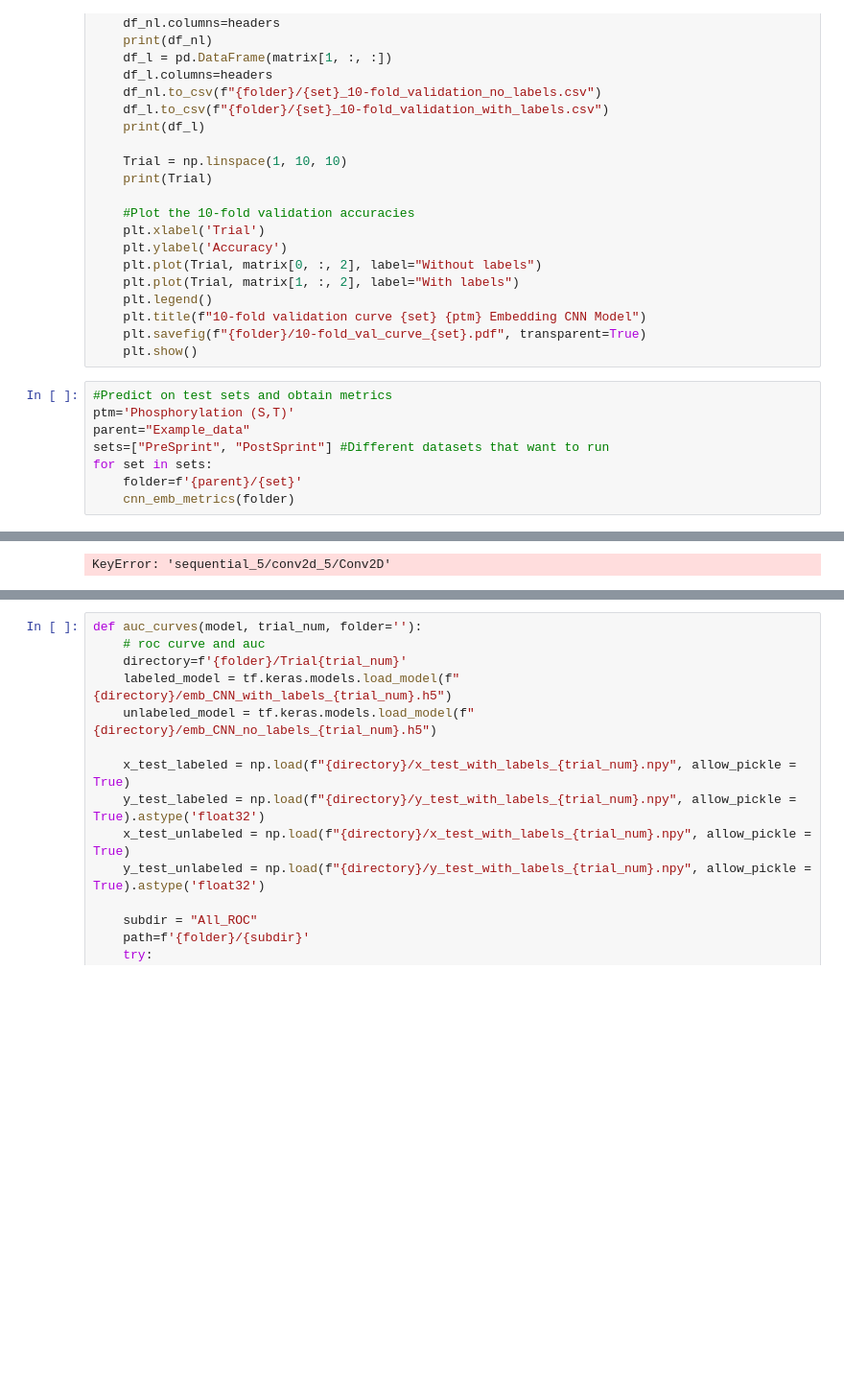
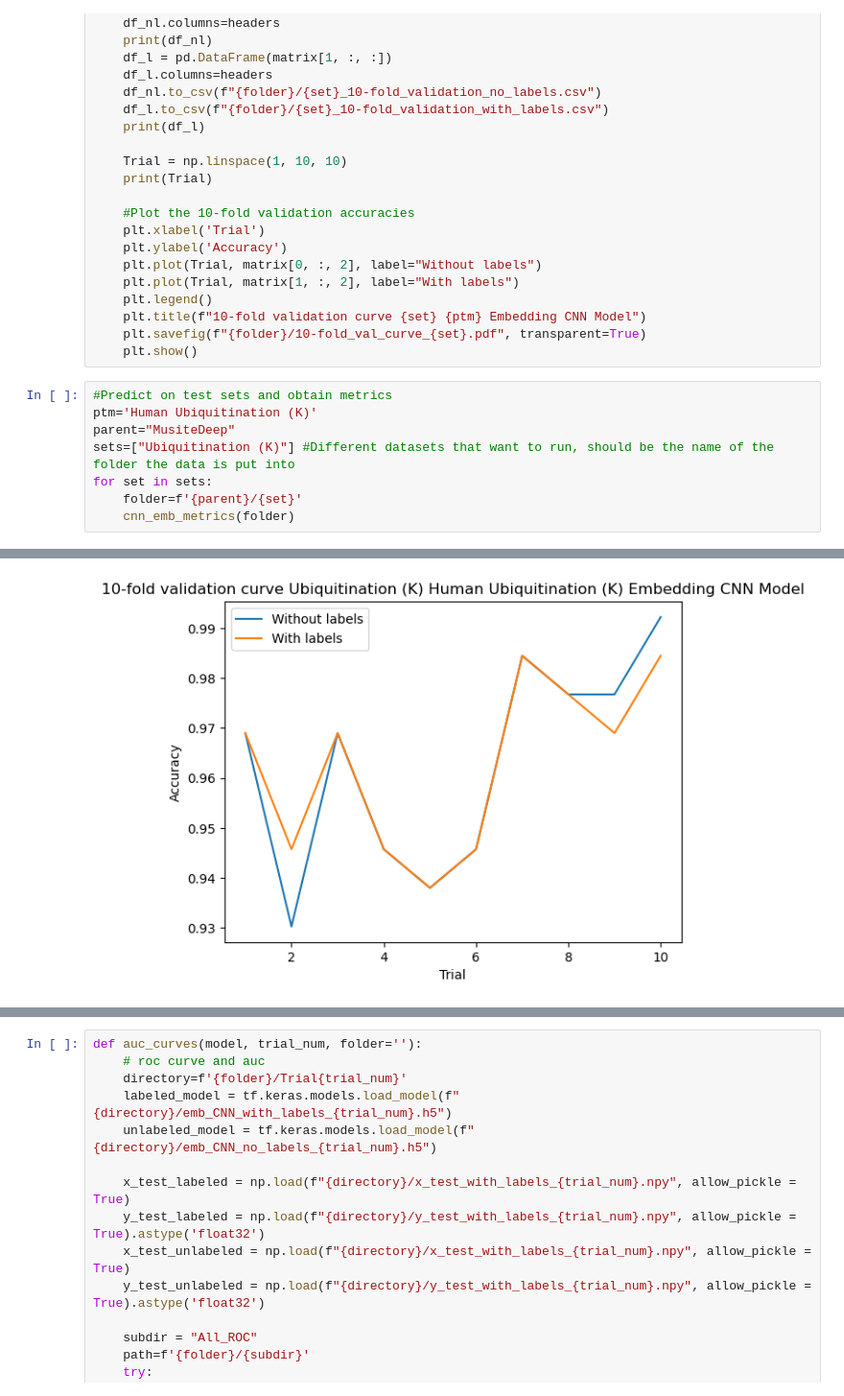
Before and after one commit to clair-gutierrez/sitetack, a Jupyter notebook: train/Analyze_model_results.ipynb, the cells around one changed output, grey strips where cells are left out. Shown at 96% size. Cells and saved outputs as stored; diff of their text form; blank space fills up the shorter version.

```diff
--- a/train/Analyze_model_results.ipynb
+++ b/train/Analyze_model_results.ipynb
@@ -101,9 +101,9 @@ def cnn_emb_metrics(folder):
     plt.show()
 # %%
 #Predict on test sets and obtain metrics
-ptm='Phosphorylation (S,T)'
-parent="Example_data"
-sets=["PreSprint", "PostSprint"] #Different datasets that want to run
+ptm='Human Ubiquitination (K)'
+parent="MusiteDeep"
+sets=["Ubiquitination (K)"] #Different datasets that want to run, should be the name of the folder the data is put into
 for set in sets:
     folder=f'{parent}/{set}'
     cnn_emb_metrics(folder)
@@ -117,4 +128,4 @@ for set in sets:
-KeyError: 'sequential_5/conv2d_5/Conv2D'
+[figure, added]
 # %%
 #Bulk metrics from multiple trials (with Average, STD and P-value)
 All_df = pd.DataFrame(columns=["PTM", "Labels", "Stat", "AUC", "AUPRC", "Accuracy", "Recall", "Precision", "MCC", "F1", "Specificity" ])
```
Also changed, not shown: parts of 3 cells of this notebook, 1 other file.
